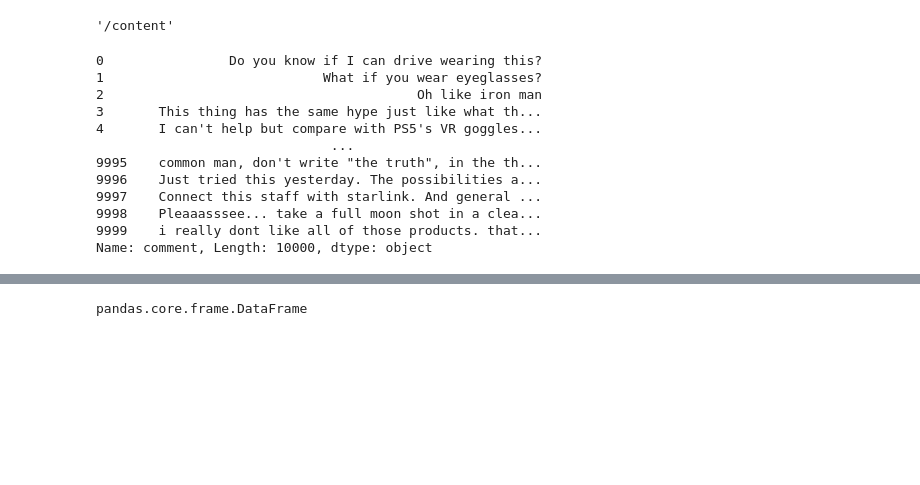
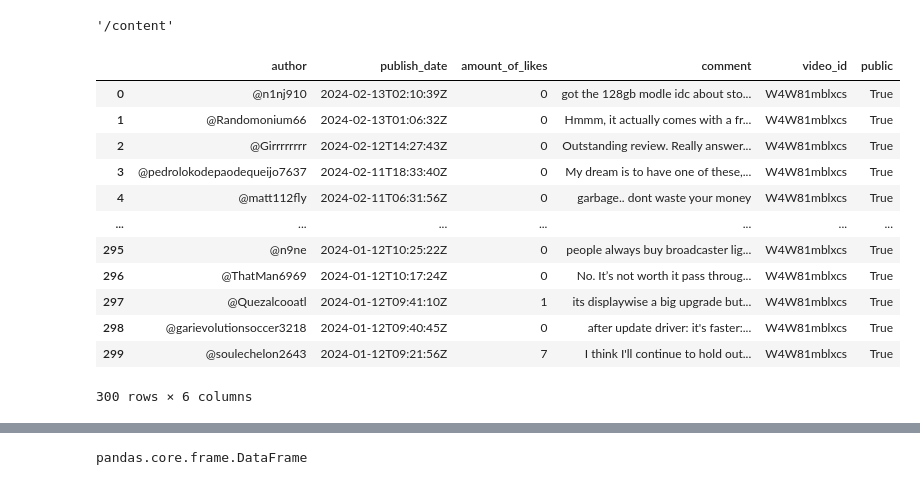
Before and after one commit to laresamdeola/Natural-Language-Processing, a Jupyter notebook: Youtube_Scraping.ipynb, the cells around one changed output, grey strips where cells are left out. Cells and saved outputs as stored; diff of their text form; code cells hidden in the pictures; blank space fills up the shorter version.

```diff
--- a/Youtube_Scraping.ipynb
+++ b/Youtube_Scraping.ipynb
@@ -49,18 +49,19 @@ comments_data_frame = pd.DataFrame(get_comments(video_id, 10000), columns=['auth
 # %%
-comments_data_frame['comment']
+comments_data_frame
 # %% [output]
+|  | author | publish_date | amount_of_likes | comment | video_id | public |
+| 0 | @n1nj910 | 2024-02-13T02:10:39Z | 0 | got the 128gb modle idc about sto... | W4W81mblxcs | True |
+| 1 | @Randomonium66 | 2024-02-13T01:06:32Z | 0 | Hmmm, it actually comes with a fr... | W4W81mblxcs | True |
+| 2 | @Girrrrrrrr | 2024-02-12T14:27:43Z | 0 | Outstanding review. Really answer... | W4W81mblxcs | True |
+| 3 | @pedrolokodepaodequeijo7637 | 2024-02-11T18:33:40Z | 0 | My dream is to have one of these,... | W4W81mblxcs | True |
+| 4 | @matt112fly | 2024-02-11T06:31:56Z | 0 | garbage.. dont waste your money | W4W81mblxcs | True |
+| ... | ... | ... | ... | ... | ... | ... |
+| 295 | @n9ne | 2024-01-12T10:25:22Z | 0 | people always buy broadcaster lig... | W4W81mblxcs | True |
+| 296 | @ThatMan6969 | 2024-01-12T10:17:24Z | 0 | No. It’s not worth it pass throug... | W4W81mblxcs | True |
+| 297 | @Quezalcooatl | 2024-01-12T09:41:10Z | 1 | its displaywise a big upgrade but... | W4W81mblxcs | True |
+| 298 | @garievolutionsoccer3218 | 2024-01-12T09:40:45Z | 0 | after update driver: it's faster:... | W4W81mblxcs | True |
+| 299 | @soulechelon2643 | 2024-01-12T09:21:56Z | 7 | I think I'll continue to hold out... | W4W81mblxcs | True |
-0                Do you know if I can drive wearing this?
-1                            What if you wear eyeglasses?
-2                                        Oh like iron man
-3       This thing has the same hype just like what th...
-4       I can't help but compare with PS5's VR goggles...
-                              ...
-9995    common man, don't write "the truth", in the th...
-9996    Just tried this yesterday. The possibilities a...
-9997    Connect this staff with starlink. And general ...
-9998    Pleaaasssee... take a full moon shot in a clea...
-9999    i really dont like all of those products. that...
-Name: comment, Length: 10000, dtype: object
+300 rows × 6 columns
 # %%
 len(comments_data_frame)
 # %% [output]
```
Also changed, not shown: parts of 9 cells of this notebook.
